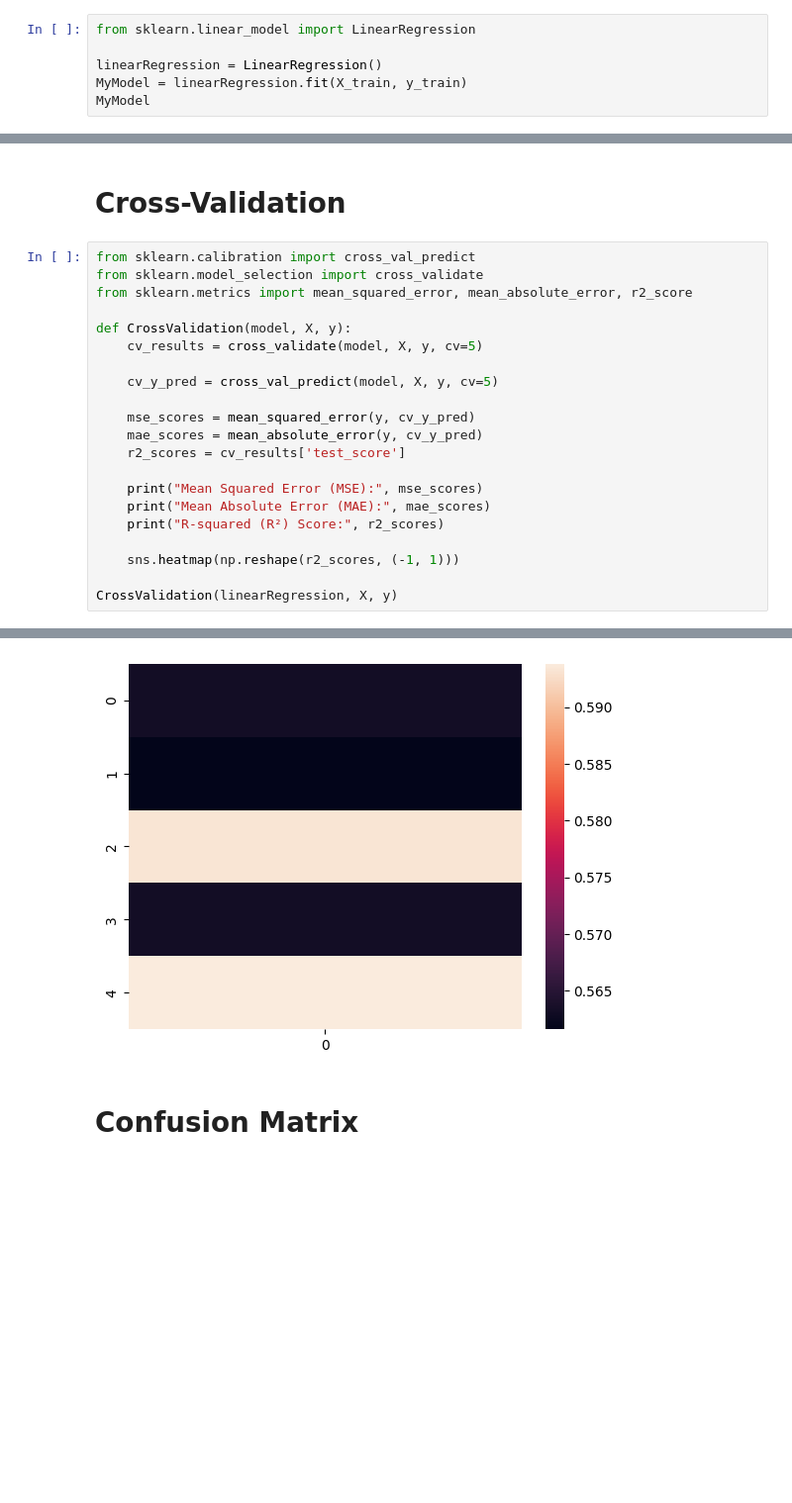
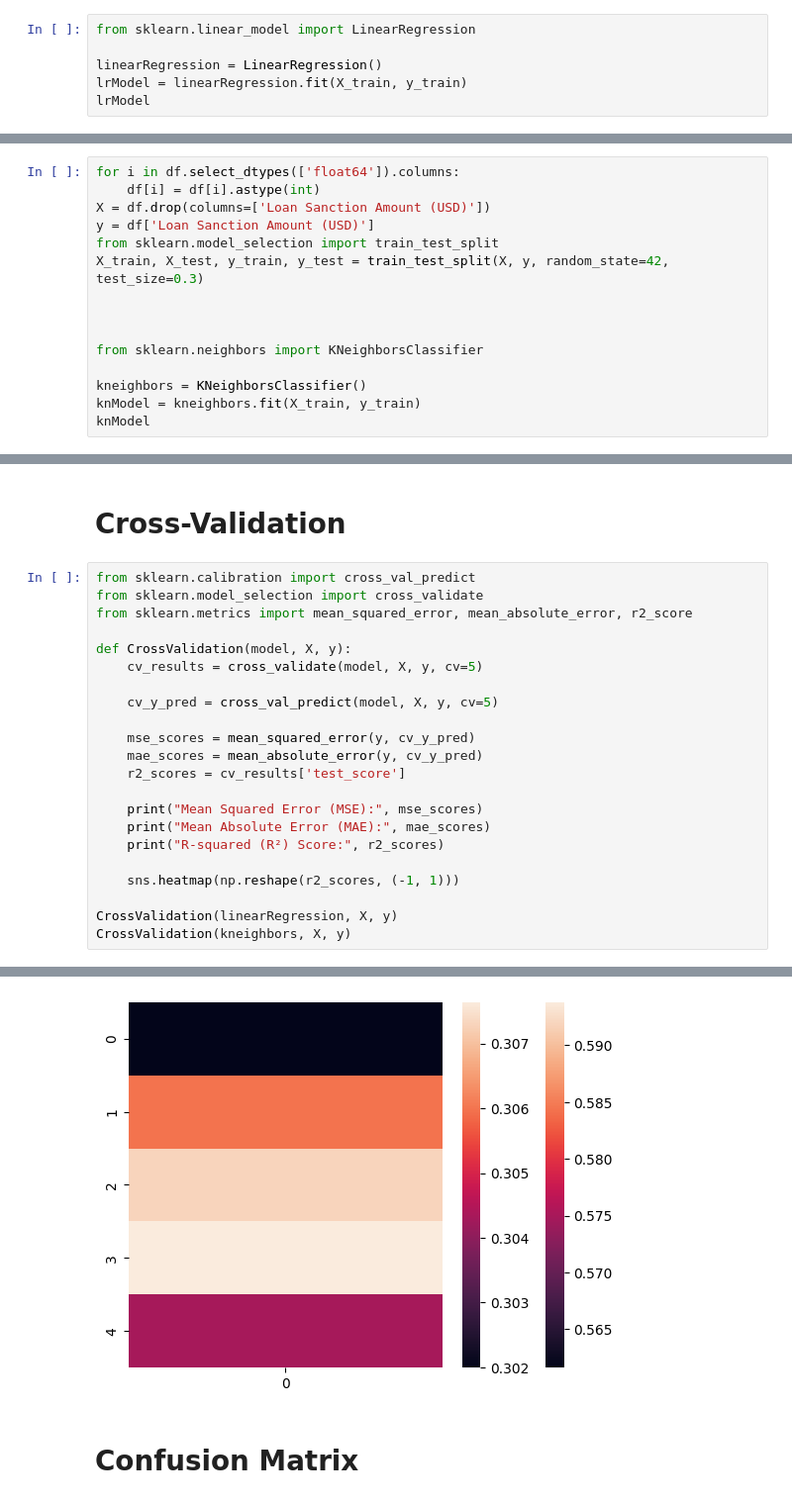
Before and after one commit to KKBUGHUNTER/Machine-Learning-Lab, a Jupyter notebook: Overall/Linear Regression/Linear Regression.ipynb, the cells around one changed output, grey strips where cells are left out. Shown at 99% size. Saved outputs shown, nothing was run; the diff lists cells and outputs as text; blank space fills up the shorter version.

```diff
--- a/Overall/Linear Regression/Linear Regression.ipynb
+++ b/Overall/Linear Regression/Linear Regression.ipynb
@@ -109,7 +116,22 @@ Selected columns: Index(['Loan Amount Request (USD)', 'Current Loan Expenses (US
 from sklearn.linear_model import LinearRegression
 
 linearRegression = LinearRegression()
-MyModel = linearRegression.fit(X_train, y_train)
-MyModel
+lrModel = linearRegression.fit(X_train, y_train)
+lrModel
 # %% [output]
 LinearRegression()
+# %%
+for i in df.select_dtypes(['float64']).columns:
+    df[i] = df[i].astype(int)
+X = df.drop(columns=['Loan Sanction Amount (USD)'])
+y = df['Loan Sanction Amount (USD)']
+from sklearn.model_selection import train_test_split
+X_train, X_test, y_train, y_test = train_test_split(X, y, random_state=42, test_size=0.3)
+
+
+
+from sklearn.neighbors import KNeighborsClassifier
+
+kneighbors = KNeighborsClassifier()
+knModel = kneighbors.fit(X_train, y_train)
+knModel
@@ -154,4 +206,5 @@ def CrossValidation(model, X, y):
     sns.heatmap(np.reshape(r2_scores, (-1, 1)))
 
 CrossValidation(linearRegression, X, y)
+CrossValidation(kneighbors, X, y)
 # %% [output]
@@ -161,4 +217,4 @@ R-squared (R²) Score: [0.56318701 0.56161509 0.59322917 0.56323535 0.59381952]
-[figure, old version]
+[figure, new version]
 # %% [markdown]
 # Confusion Matrix
 # %%
```
Also changed, not shown: parts of 15 cells of this notebook, 1 other file.
